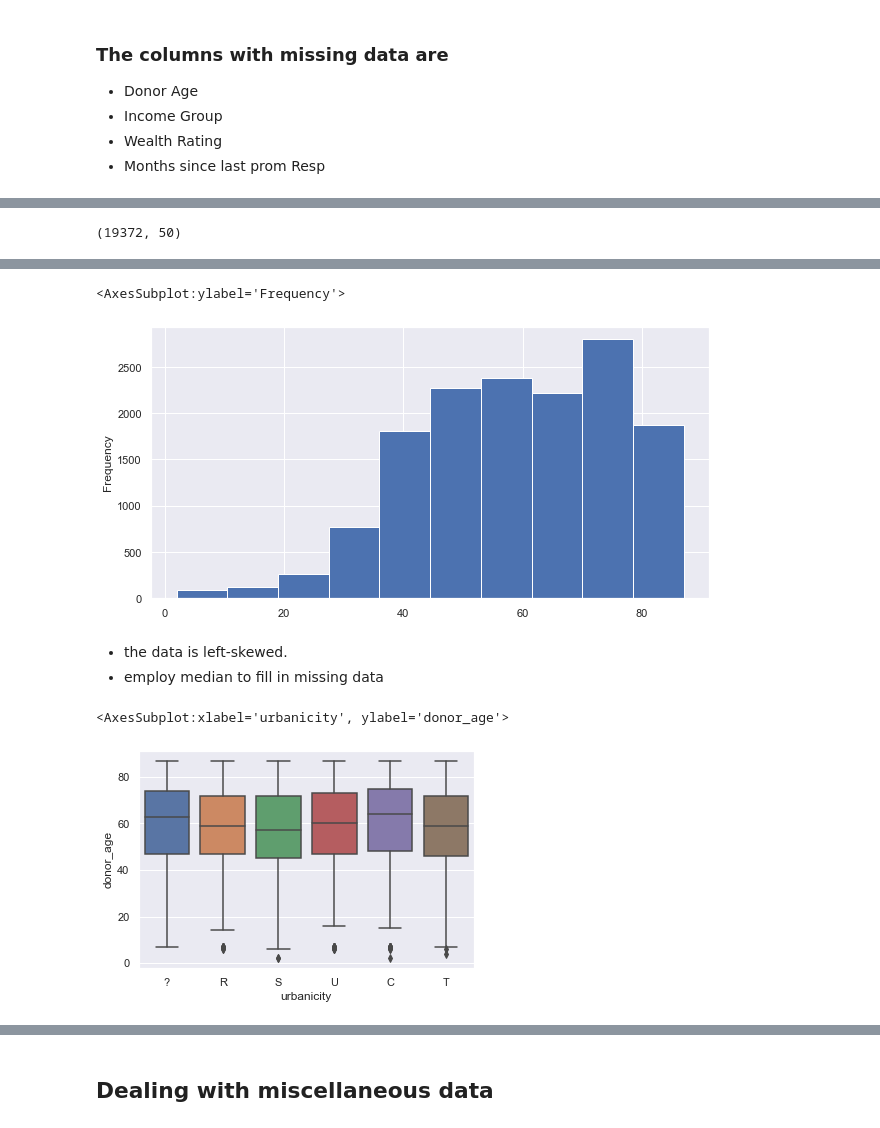
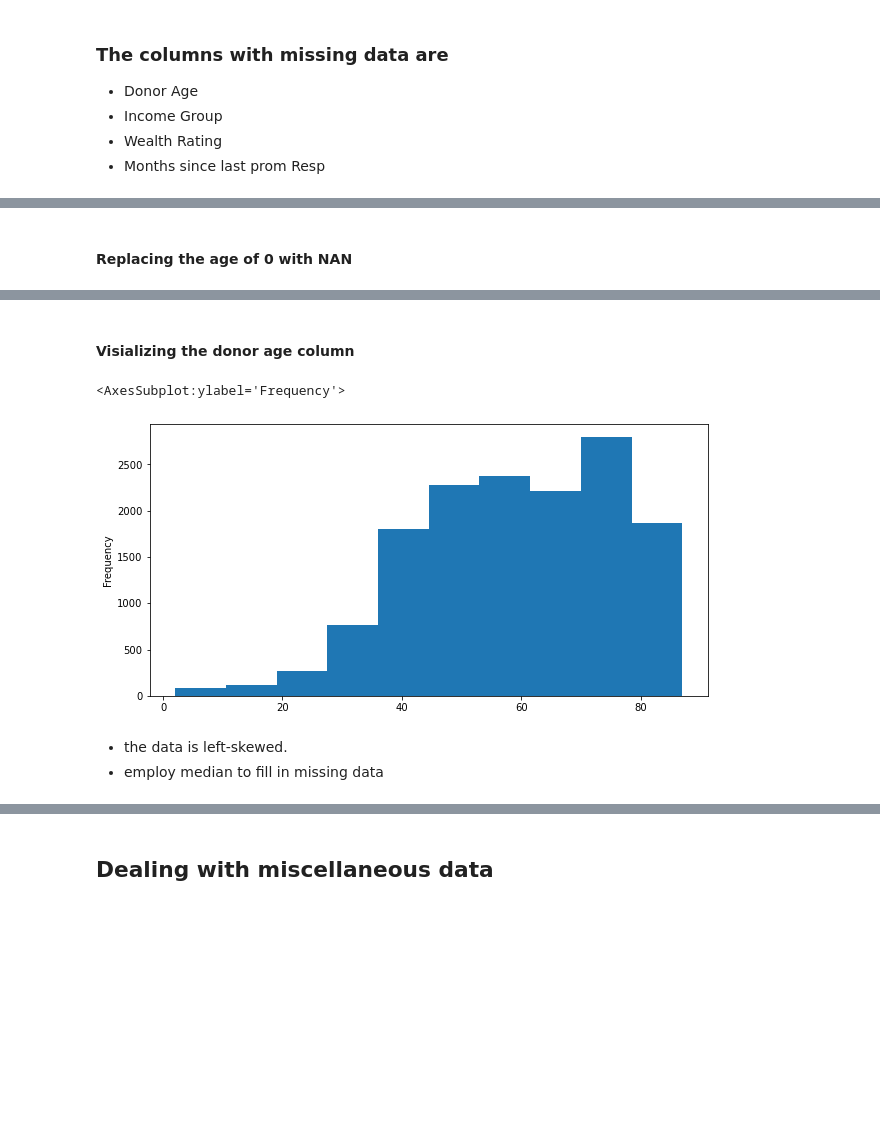
Before and after one commit to jindukwentua/Applying-Machine-Learning-to-Charity-donations, a Jupyter notebook: notebook/analysis.ipynb, the cells around one changed output, grey strips where cells are left out. Cells and saved outputs as stored; diff of their text form; code cells hidden in the pictures; blank space fills up the shorter version.

```diff
--- a/notebook/analysis.ipynb
+++ b/notebook/analysis.ipynb
@@ -19,5 +30,6 @@ df.head()
 # %%
 ##converting the upper case features to lower class to make my eda easier
 
-df.columns = df.columns.str.lower()
+train_data.columns = train_data.columns.str.lower()
+test_data.columns = test_data.columns.str.lower()
 # %%
@@ -120,5 +212,5 @@ Name: target_d, Length: 70, dtype: int64
 # %% [markdown]
 #### Looking at the missing values from the target_d column, it is observed that the values with nan are values from people who didn't donate. Rather that using nan, I will be substituing nan as 0 as those who didn't donate also gave $0
 # %%
-df['target_d'] = df['target_d'].replace(np.nan, 0)
+train_data['target_d'] = train_data['target_d'].replace(np.nan, 0.00)
 # %%
@@ -345,3 +289,6 @@ df['lifetime_gift_amount'].plot.hist(bins=5, figsize=(10,5))
+# %%
+#rename TARGET_B AS Donated
+train_data.rename(columns={'target_b':'donated', 'target_d': 'amount_donated'}, inplace=True)
 # %% [markdown]
 ## Dealing with Missing Data and Miscellenous Data
 # %%
@@ -400,7 +416,5 @@ df.shape
+# %% [markdown]
+#### Replacing the age of 0 with NAN
 # %%
-df['donor_age'] = df['donor_age'].replace(0, np.nan)
+train_data['donor_age'] = train_data['donor_age'].replace(0, np.nan)
-# %%
-df.shape
-# %% [output]
-(19372, 50)
 # %%
@@ -423,17 +437,13 @@ months_since_first_gift           0
 file_avg_gift                     0
 file_card_gift                    0
 dtype: int64
+# %% [markdown]
+#### Visializing the donor age column
 # %%
-df['donor_age'].plot.hist(figsize=(10,5))
+train_data['donor_age'].plot.hist(figsize=(10,5))
 # %% [output]
 <AxesSubplot:ylabel='Frequency'>
-[figure, old version]
+[figure, new version]
 # %% [markdown]
 - the data is left-skewed.
 - employ median to fill in missing data
-# %%
-#Plot the variation of urbanicity with age
-sns.boxplot(data = df, x = 'urbanicity', y = 'donor_age')
-# %% [output]
-<AxesSubplot:xlabel='urbanicity', ylabel='donor_age'>
-[figure, removed]
```
Also changed, not shown: parts of 258 cells of this notebook, 6 other files.
